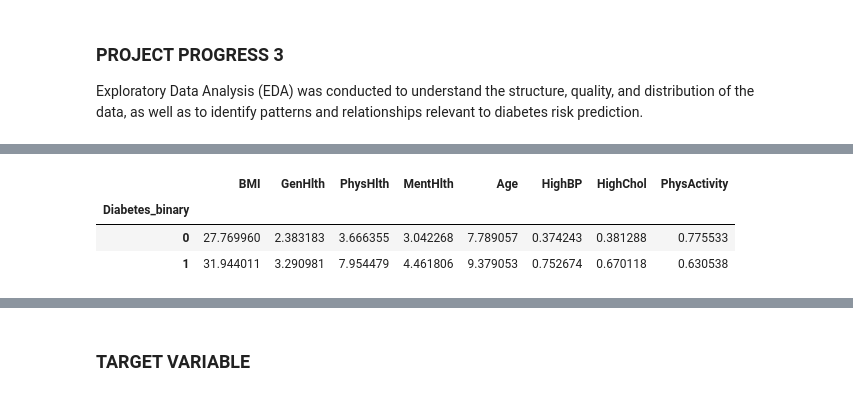
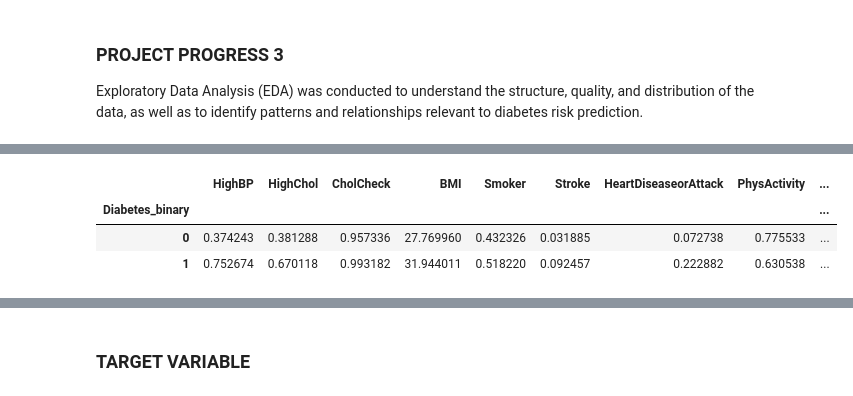
Before and after one commit to irdinasofiaaa/DIABETES-ANALYSIS-TEAM-6-, a Jupyter notebook: diabetes analysis.ipynb, the cells around one changed output, grey strips where cells are left out. Saved outputs shown, nothing was run; the diff lists cells and outputs as text; code cells hidden in the pictures.

```diff
--- a/diabetes analysis.ipynb
+++ b/diabetes analysis.ipynb
@@ -236,26 +233,25 @@ Exploratory Data Analysis (EDA) was conducted to understand the structure, quali
 # %%
 # --- Basic Grouping ---
 # Calculate mean values of key health indicators by diabetes status
 
 key_features = [
-    'BMI',
-    'GenHlth',
-    'PhysHlth',
-    'MentHlth',
-    'Age',
-    'HighBP',
-    'HighChol',
-    'PhysActivity'
+    'HighBP', 'HighChol', 'CholCheck', 'BMI', 'Smoker',
+    'Stroke', 'HeartDiseaseorAttack', 'PhysActivity',
+    'Fruits', 'Veggies', 'HvyAlcoholConsump',
+    'AnyHealthcare', 'NoDocbcCost',
+    'GenHlth', 'MentHlth', 'PhysHlth',
+    'DiffWalk', 'Sex', 'Age',
+    'Education', 'Income'
 ]
 
 grouped_key = df.groupby('Diabetes_binary')[key_features].mean()
 
 grouped_key
 # %% [output]
-|  | BMI | GenHlth | PhysHlth | MentHlth | Age | HighBP | HighChol | PhysActivity |
-| Diabetes_binary |  |  |  |  |  |  |  |  |
-| 0 | 27.769960 | 2.383183 | 3.666355 | 3.042268 | 7.789057 | 0.374243 | 0.381288 | 0.775533 |
-| 1 | 31.944011 | 3.290981 | 7.954479 | 4.461806 | 9.379053 | 0.752674 | 0.670118 | 0.630538 |
+|  | HighBP | HighChol | CholCheck | BMI | Smoker | Stroke | HeartDiseaseorAttack | PhysActivity | ... |
+| Diabetes_binary |  |  |  |  |  |  |  |  | ... |
+| 0 | 0.374243 | 0.381288 | 0.957336 | 27.769960 | 0.432326 | 0.031885 | 0.072738 | 0.775533 | ... |
+| 1 | 0.752674 | 0.670118 | 0.993182 | 31.944011 | 0.518220 | 0.092457 | 0.222882 | 0.630538 | ... |
 # %%
 # --- ANOVA Test ---
 # ANOVA was used to statistically test whether key health indicators show significant differences between diabetic and non-diabetic individuals,
```
Also changed, not shown: parts of 24 cells of this notebook, 1 other file.
